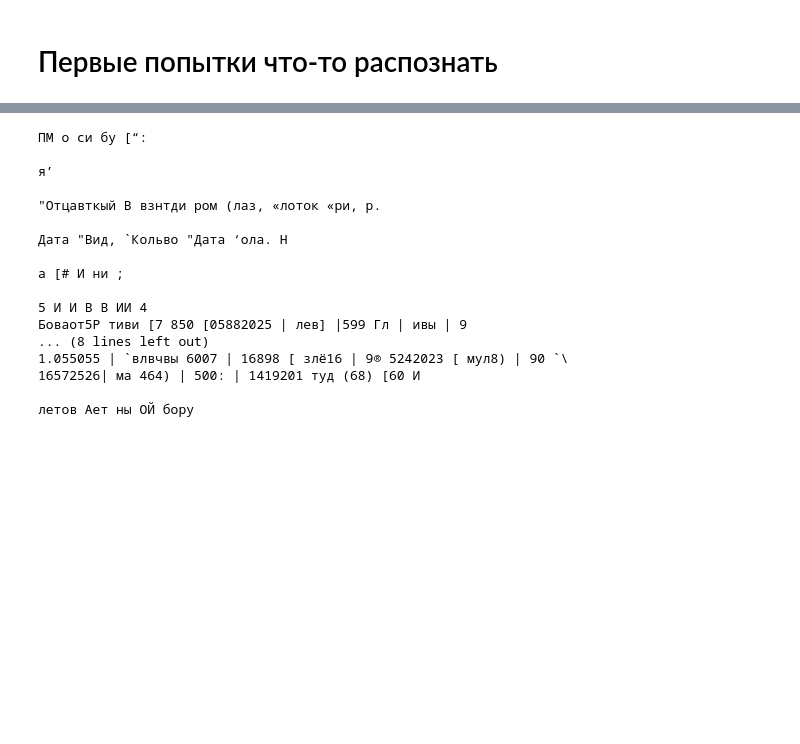
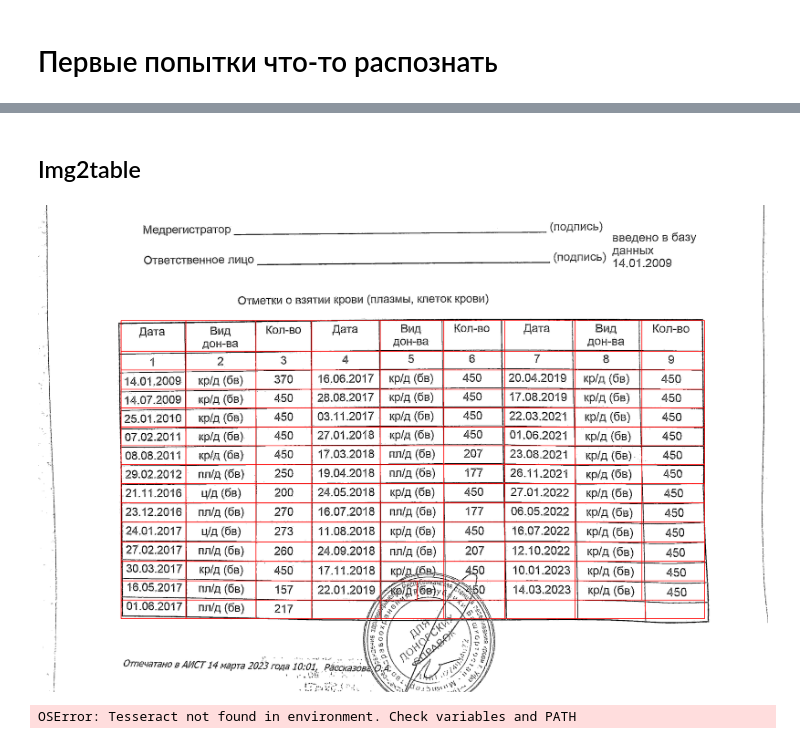
Before and after one commit to fedor-konovalenko/donation_certificate_OCR, a Jupyter notebook: command2_6.ipynb, the cells around one changed output, grey strips where cells are left out. Drawn from its saved outputs; the diff is of its cells as text; code cells hidden in the pictures; blank space fills up the shorter version.

```diff
--- a/command2_6.ipynb
+++ b/command2_6.ipynb
@@ -108,11 +120,17 @@ def thresh(img):
 # %%
-image_1 = cv2.imread('405/141899 .jpg')
-image_1_pre = remove_noise(thresh((grayscale(cut(image_1)))))
-cv2.imshow('after', (image_1_pre))
-cv2.imshow('before', image_1)
+bad = cv2.imread('405/141899 .jpg')
+good = cv2.imread('405/245365 .jpg')
+good_pre = pre(good)
+bad_pre = pre(bad)
+
+cv2.imwrite('good.png', good_pre)
+cv2.imwrite('bad.png', bad_pre)
+
+cv2.imshow('good after', good_pre)
+cv2.imshow('good before', good)
+cv2.imshow('bad after', bad_pre)
+cv2.imshow('bad before', bad)
 
 cv2.waitKey()
 cv2.destroyAllWindows()
-
-#141899
 # %% [markdown]
@@ -135,11 +154,11 @@ cv2.destroyAllWindows()
 # %%
-contours, hierarchy = cv2.findContours(image_1_pre, cv2.RETR_TREE, cv2.CHAIN_APPROX_NONE)
+contours, hierarchy = cv2.findContours(good_pre, cv2.RETR_TREE, cv2.CHAIN_APPROX_NONE)
 
-img_contours = np.uint8(np.zeros((image_1_pre.shape[0],image_1_pre.shape[1])))
+img_contours = np.uint8(np.zeros((good_pre.shape[0],good_pre.shape[1])))
 
 cv2.drawContours(img_contours, contours, -1, (255,255,255), 1)
 
-cv2.imshow('preprocessed', image_1_pre)
+cv2.imshow('preprocessed', good_pre)
 cv2.imshow('boxed', img_contours)
 
 cv2.waitKey()
@@ -163,21 +180,32 @@ len(contours)
 # %%
-string = pytesseract.image_to_string(image_1_pre, lang='rus')
-print(string)
+#string = pytesseract.image_to_string(image_1_pre, lang='rus')
+#print(string)
-# %% [output]
-ПМ о си бу [“:
-
-я’
-
-"Отцавткый В взнтди ром (лаз, «лоток «ри, р.
-
-Дата "Вид, `Кольво "Дата ‘ола. Н
-
-а [# И ни ;
-
-5 И И В В ИИ 4
-Боваот5Р тиви [7 850 [05882025 | лев] |599 Гл | ивы | 9
-... (8 lines left out)
-1.055055 | `влвчвы 6007 | 16898 [ злё16 | 9® 5242023 [ мул8) | 90 `\
-16572526| ма 464) | 500: | 1419201 туд (68) [60 И
-
-летов Ает ны ОЙ бору
+# %% [markdown]
+## Img2table
+# %%
+img = Image(src='good.png')
+
+extracted_tables = img.extract_tables()
+table_img = (cv2.imread('good.png'))
+
+for table in extracted_tables:
+    for row in table.content.values():
+        for cell in row:
+            cv2.rectangle(table_img, (cell.bbox.x1, cell.bbox.y1), (cell.bbox.x2, cell.bbox.y2), (255, 0, 0), 2)
+
+PILImage.fromarray(table_img)
+# %% [output]
+[figure, added]
+# %%
+os.environ["TESSDATA_PREFIX"] = "C:/Program Files/Tesseract-OCR"
+ocr = TesseractOCR(n_threads=1, lang="rus", tessdata_dir='C:/Program Files/Tesseract-OCR/tessdata')
+
+
+#ocr = EasyOCR(lang=["ru"])
+
+extracted_tables = img.extract_tables(ocr=ocr,
+                                      implicit_rows=False,
+                                      borderless_tables=False,
+                                      min_confidence=50)
+# %% [output]
+OSError: Tesseract not found in environment. Check variables and PATH
```
Also changed, not shown: parts of 20 cells of this notebook, 1 other file.
